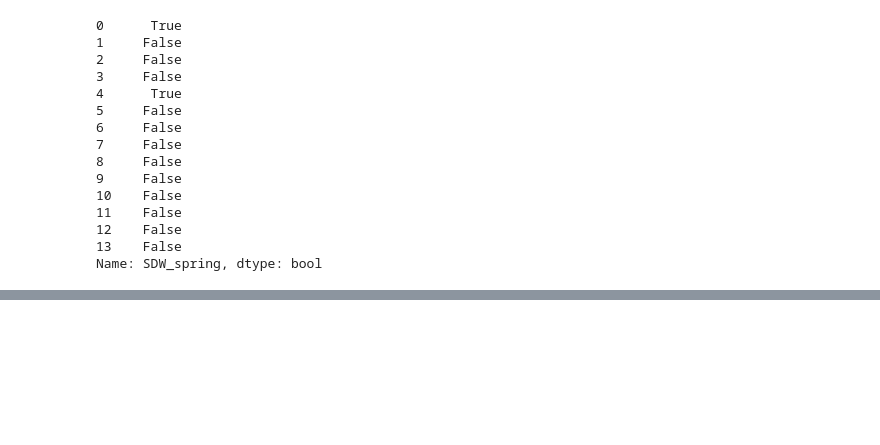
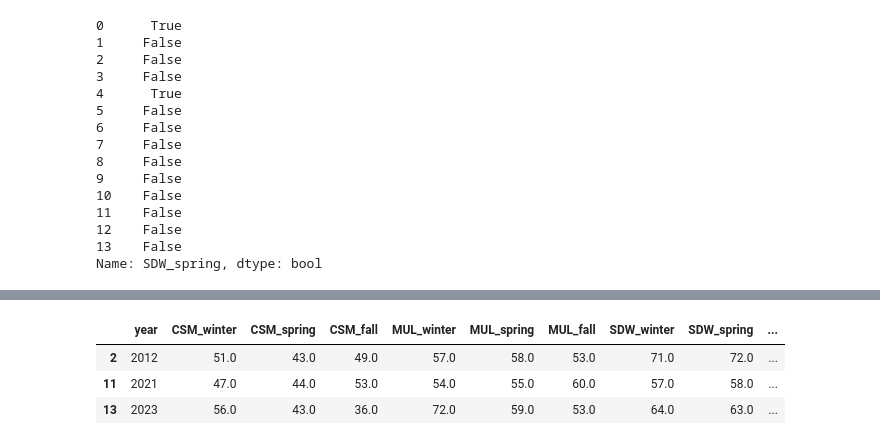
Before and after one commit to carmengg/eds220-2024-in-class-LIVE, a Jupyter notebook: week2-dataframe-subsetting.ipynb, the cells around one changed output, grey strips where cells are left out. Cells and saved outputs as stored; diff of their text form; code cells hidden in the pictures; blank space fills up the shorter version.

```diff
--- a/week2-dataframe-subsetting.ipynb
+++ b/week2-dataframe-subsetting.ipynb
@@ -290,0 +350,7 @@ Name: SDW_spring, dtype: bool
+# %%
+df[ (df['CSM_winter']>50) | (df['CSM_fall']>50) ]
+# %% [output]
+|  | year | CSM_winter | CSM_spring | CSM_fall | MUL_winter | MUL_spring | MUL_fall | SDW_winter | SDW_spring | ... |
+| 2 | 2012 | 51.0 | 43.0 | 49.0 | 57.0 | 58.0 | 53.0 | 71.0 | 72.0 | ... |
+| 11 | 2021 | 47.0 | 44.0 | 53.0 | 54.0 | 55.0 | 60.0 | 57.0 | 58.0 | ... |
+| 13 | 2023 | 56.0 | 43.0 | 36.0 | 72.0 | 59.0 | 53.0 | 64.0 | 63.0 | ... |
```
Also changed, not shown: parts of 20 cells of this notebook, 4 other files.
